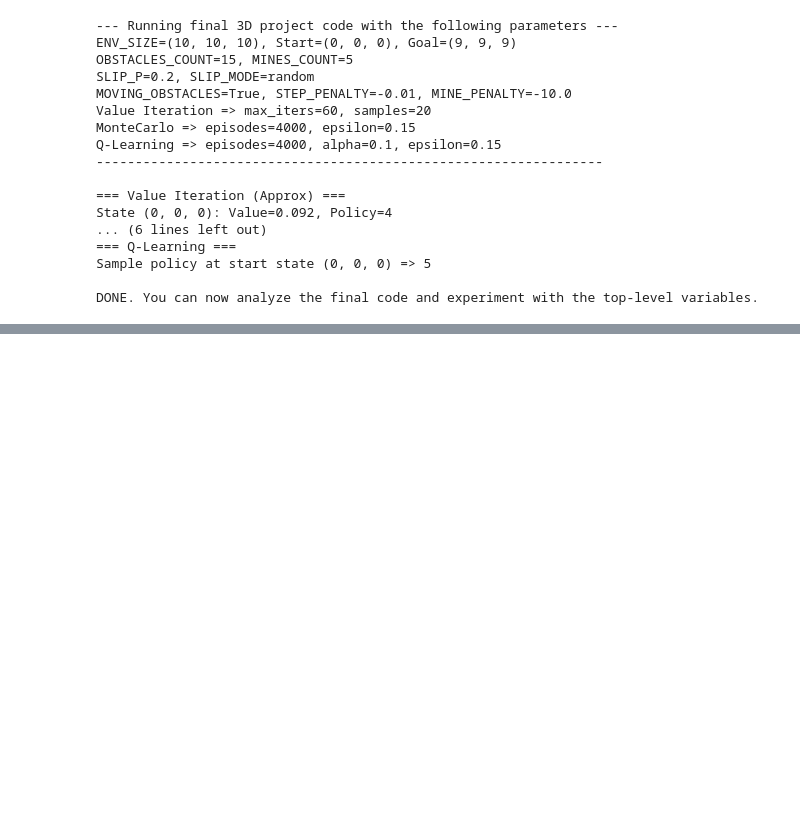
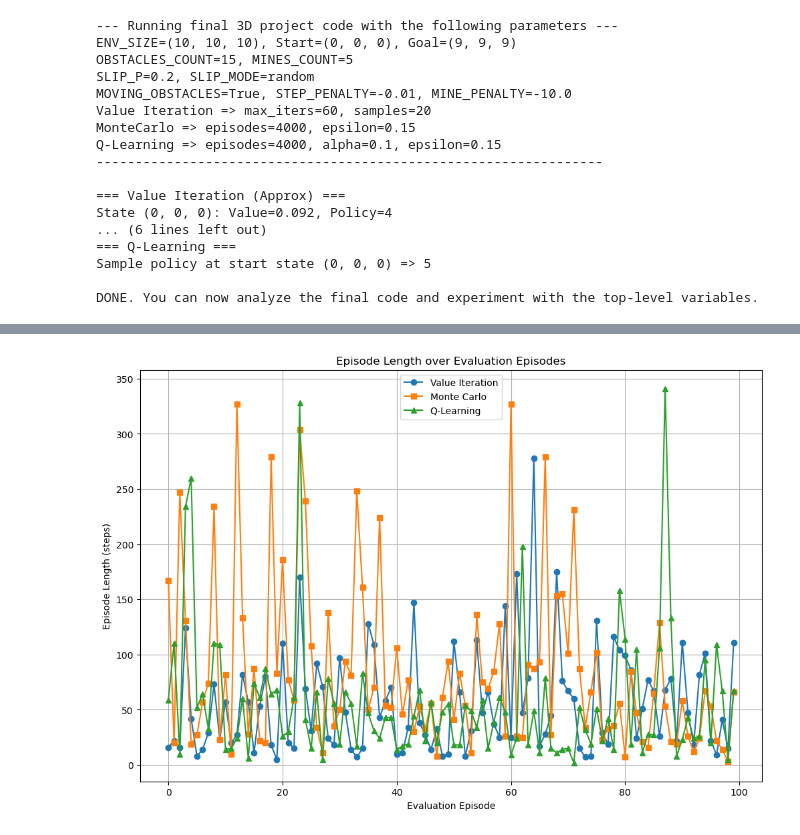
Before and after one commit to beachu23/COGS188_Final, a Jupyter notebook: final_code.ipynb, the cells around one changed output, grey strips where cells are left out. Drawn from its saved outputs; the diff is of its cells as text; code cells hidden in the pictures; blank space fills up the shorter version.

```diff
--- a/final_code.ipynb
+++ b/final_code.ipynb
@@ -687,0 +557,37 @@ plt.show()
+# %%
+num_eval_episodes = 100
+def run_episode_length(env, policy, max_steps=1000):
+    s = env.reset()
+    steps = 0
+    while steps < max_steps:
+        a = policy[s]
+        if a is None:
+            break
+        s, r, done = env.step(s, a)
+        steps += 1
+        if done:
+            break
+    return steps
+
+vi_lengths = []
+for _ in range(num_eval_episodes):
+    vi_lengths.append(run_episode_length(env_3d, pi_3d))
+mc_lengths = []
+for _ in range(num_eval_episodes):
+    mc_lengths.append(run_episode_length(env_3d, pi_mc))
+ql_lengths = []
+for _ in range(num_eval_episodes):
+    ql_lengths.append(run_episode_length(env_3d, pi_q))
+
+plt.figure(figsize=(12, 8))
+plt.plot(range(num_eval_episodes), vi_lengths, label='Value Iteration', marker='o')
+plt.plot(range(num_eval_episodes), mc_lengths, label='Monte Carlo', marker='s')
+plt.plot(range(num_eval_episodes), ql_lengths, label='Q-Learning', marker='^')
+plt.xlabel("Evaluation Episode")
+plt.ylabel("Episode Length (steps)")
+plt.title("Episode Length over Evaluation Episodes")
+plt.legend()
+plt.grid(True)
+plt.show()
+# %% [output]
+[figure, added]
```
Also changed, not shown: parts of 17 cells of this notebook, 9 other files.
